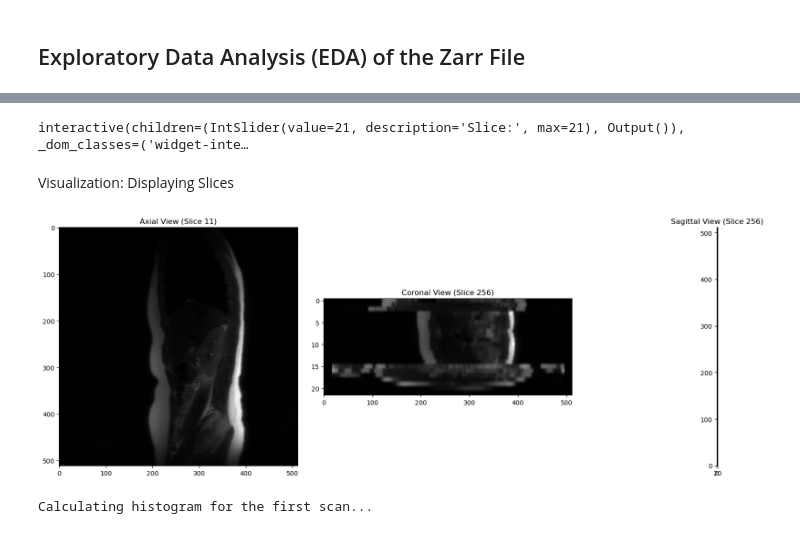
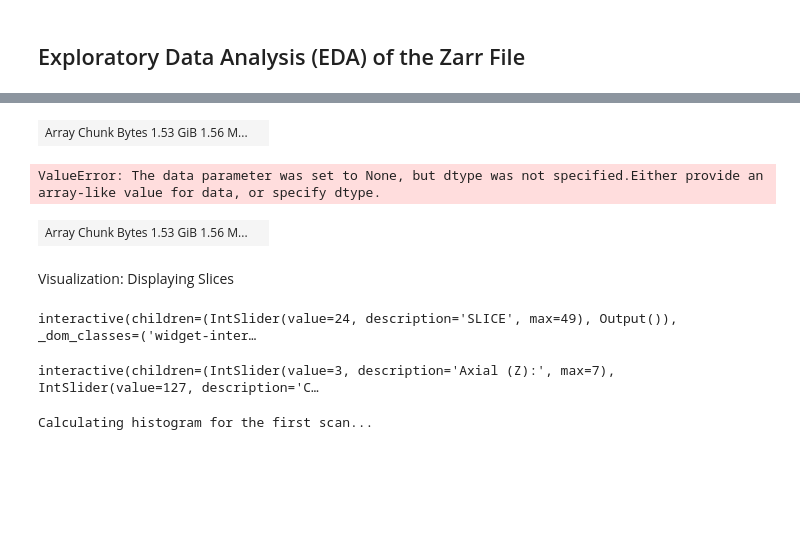
Before and after one commit to steve-shooty/MRI-MoCoCo, a Jupyter notebook: MEDCIC_07_codeset/01_overview_MEDCIC_dataset.ipynb, the cells around one changed output, grey strips where cells are left out. Saved outputs shown, nothing was run; the diff lists cells and outputs as text; code cells hidden in the pictures; blank space fills up the shorter version.

```diff
--- a/MEDCIC_07_codeset/01_overview_MEDCIC_dataset.ipynb
+++ b/MEDCIC_07_codeset/01_overview_MEDCIC_dataset.ipynb
@@ -72,5 +73,20 @@ dask_array
 # %%
+dask_array = np.transpose(dask_array, [0,1,2])
+dask_array = dask_array.reshape([250,50,256,256])
+dask_array = np.transpose(dask_array, [3,2,1,0])
-# %% [output]
-interactive(children=(IntSlider(value=21, description='Slice:', max=21), Output()), _dom_classes=('widget-inte…
+# %%
+dask_array
+# %% [output]
+| Array Chunk Bytes 1.53 GiB 1.56 M... |  |
+# %%
+new_shape = zarr.create_array(z_array, shape=[250,50,256,256])
+#new_shape = np.reshape(z_array, (250, 50, 256, 256))
+new_shape = np.transpose(new_shape, [3,2,1,0])
+# %% [output]
+ValueError: The data parameter was set to None, but dtype was not specified.Either provide an array-like value for data, or specify dtype.
+# %%
+new_shape
+# %% [output]
+| Array Chunk Bytes 1.53 GiB 1.56 M... |  |
 # %% [markdown]
 Visualization: Displaying Slices
@@ -77,30 +96,12 @@ Visualization: Displaying Slices
+# %%
+helpers.explore_3D_array(slide_array)
+# %% [output]
+interactive(children=(IntSlider(value=24, description='SLICE', max=49), Output()), _dom_classes=('widget-inter…
 # %%
-if DATA_LOADED:
-    # Calculate indices for the middle slices
-    z, y, x = z_array.shape
-    mid_z, mid_y, mid_x = z // 2, y // 2, x // 2
-
-    # Load data for the three views
-    axial_slice = z_array[mid_z, :, :]
-    sagittal_slice = z_array[:, :, mid_x]
-    coronal_slice = z_array[:, mid_y, :]
-
-    # Create plots
-    fig, axes = plt.subplots(1, 3, figsize=(18, 6))
-
-    axes[0].imshow(axial_slice, cmap='gray', aspect=metadata['PixelSpacing'][0]/metadata['PixelSpacing'][1])
-    axes[0].set_title(f'Axial View (Slice {mid_z})')
-
-    axes[1].imshow(coronal_slice, cmap='gray', aspect=metadata['SliceThickness']/metadata['PixelSpacing'][0])
-    axes[1].set_title(f'Coronal View (Slice {mid_y})')
-
-    axes[2].imshow(sagittal_slice.T, cmap='gray', origin='lower', aspect=metadata['SliceThickness']/metadata['PixelSpacing'][1]) # Use .T for correct orientation
-    axes[2].set_title(f'Sagittal View (Slice {mid_x})')
-
-    plt.tight_layout()
-    plt.show()
+metadata = {'PixelSpacing': [0.8, 0.8], 'SliceThickness': 2.5}
+helpers.explore_orthogonal_views(z_array, metadata)
 # %% [output]
-[figure, removed]
+interactive(children=(IntSlider(value=3, description='Axial (Z):', max=7), IntSlider(value=127, description='C…
 # %%
 # Calculate histogram using Dask. This is still lazy.
 # We select the first scan for this example
```
Also changed, not shown: parts of 22 cells of this notebook, 7 other files.
